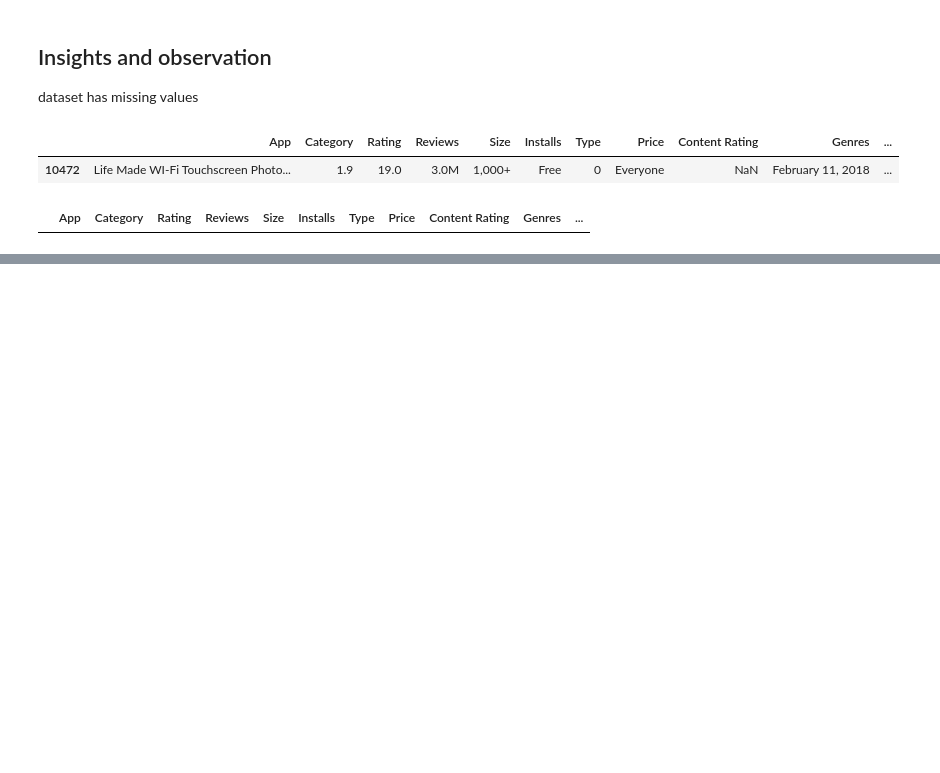
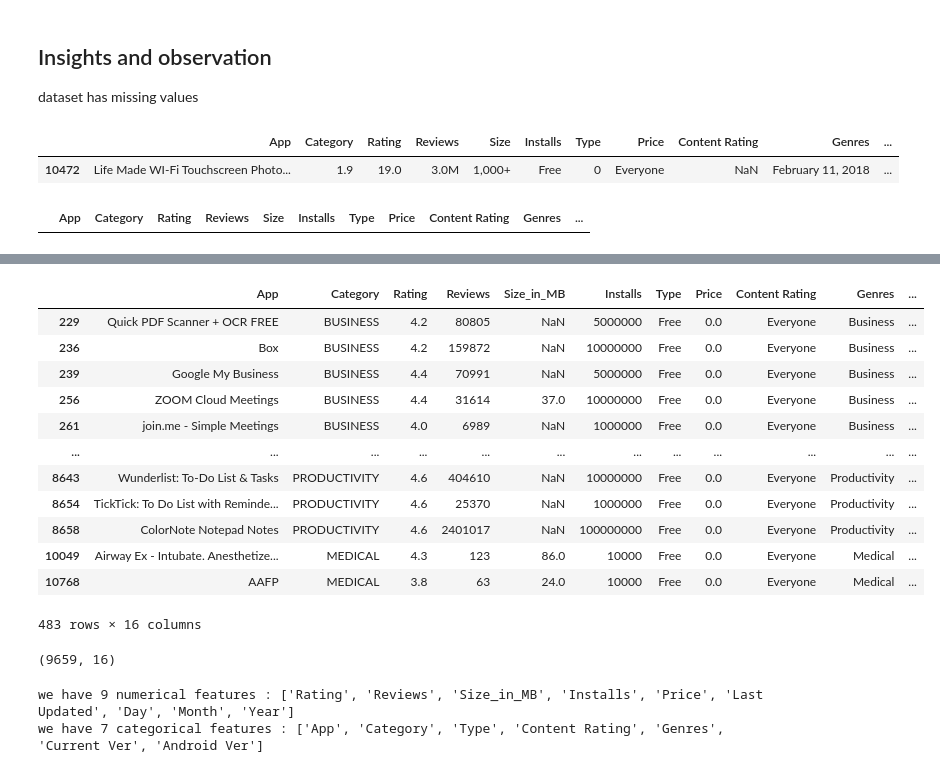
Before and after one commit to sushant5320/EDA, a Jupyter notebook: EDA_FE_GooglePlayStore_dataset/googel_play.ipynb, the cells around one changed output, grey strips where cells are left out. Cells and saved outputs as stored; diff of their text form; code cells hidden in the pictures; blank space fills up the shorter version.

Commit message:
Google_play_apps_EDA

```diff
--- a/EDA_FE_GooglePlayStore_dataset/googel_play.ipynb
+++ b/EDA_FE_GooglePlayStore_dataset/googel_play.ipynb
@@ -127,0 +138,13 @@ df_copy.head()
+# %%
+cond = [
+        df_copy['Installs'].str.contains(r'\,'),
+        df_copy['Installs'].str.contains(r'\+'),
+        df_copy['Price'].str.contains(r'\$')
+        ]
+
+choice = [
+        df_copy["Installs"].str.replace(',', ''),
+        df_copy["Installs"].str.replace('+', ''),
+        df_copy["Price"].str.replace('$', '')]
+
+df_copy[['Installs', 'Price']] = np.select(cond, choice, default=df_copy[['Installs', 'Price']])
@@ -127,0 +153,6 @@ df_copy.head()
+# %%
+symbol_cols = ['Installs', 'Price']
+df_copy[symbol_cols] = df_copy[symbol_cols].replace(r"[+$]", "", regex=True).replace(r"[,]", "", regex=True)
+# %%
+df_copy['Installs'] = df_copy['Installs'].astype('int32')
+df_copy['Price'] = df_copy['Price'].astype('float32')
@@ -127,0 +182,5 @@ df_copy.head()
+# %%
+df_copy['Last Updated'] = pd.to_datetime(df_copy['Last Updated'])
+df_copy["Day"] = df_copy['Last Updated'].dt.day.astype('int16')
+df_copy["Month"] = df_copy['Last Updated'].dt.month.astype('int16')
+df_copy["Year"] = df_copy['Last Updated'].dt.year.astype('int16')
@@ -127,0 +209,16 @@ df_copy.head()
+# %%
+df_copy[df_copy.duplicated()]
+# %% [output]
+|  | App | Category | Rating | Reviews | Size_in_MB | Installs | Type | Price | Content Rating | Genres | ... |
+| 229 | Quick PDF Scanner + OCR FREE | BUSINESS | 4.2 | 80805 | NaN | 5000000 | Free | 0.0 | Everyone | Business | ... |
+| 236 | Box | BUSINESS | 4.2 | 159872 | NaN | 10000000 | Free | 0.0 | Everyone | Business | ... |
+| 239 | Google My Business | BUSINESS | 4.4 | 70991 | NaN | 5000000 | Free | 0.0 | Everyone | Business | ... |
+| 256 | ZOOM Cloud Meetings | BUSINESS | 4.4 | 31614 | 37.0 | 10000000 | Free | 0.0 | Everyone | Business | ... |
+| 261 | join.me - Simple Meetings | BUSINESS | 4.0 | 6989 | NaN | 1000000 | Free | 0.0 | Everyone | Business | ... |
+| ... | ... | ... | ... | ... | ... | ... | ... | ... | ... | ... | ... |
+| 8643 | Wunderlist: To-Do List & Tasks | PRODUCTIVITY | 4.6 | 404610 | NaN | 10000000 | Free | 0.0 | Everyone | Productivity | ... |
+| 8654 | TickTick: To Do List with Reminde... | PRODUCTIVITY | 4.6 | 25370 | NaN | 1000000 | Free | 0.0 | Everyone | Productivity | ... |
+| 8658 | ColorNote Notepad Notes | PRODUCTIVITY | 4.6 | 2401017 | NaN | 100000000 | Free | 0.0 | Everyone | Productivity | ... |
+| 10049 | Airway Ex - Intubate. Anesthetize... | MEDICAL | 4.3 | 123 | 86.0 | 10000 | Free | 0.0 | Everyone | Medical | ... |
+| 10768 | AAFP | MEDICAL | 3.8 | 63 | 24.0 | 10000 | Free | 0.0 | Everyone | Medical | ... |
+483 rows × 16 columns
@@ -127,0 +228,4 @@ df_copy.head()
+# %%
+df_copy.shape
+# %% [output]
+(9659, 16)
@@ -127,0 +234,9 @@ df_copy.head()
+# %%
+numeric_features = [feature for feature in df_copy.columns if df_copy[feature].dtype != 'str']
+categorical_features = [feature for feature in df_copy.columns if df_copy[feature].dtype == 'str']
+
+print(f"we have {len(numeric_features)} numerical features : {numeric_features}")
+print(f"we have {len(categorical_features)} categorical features : {categorical_features}")
+# %% [output]
+we have 9 numerical features : ['Rating', 'Reviews', 'Size_in_MB', 'Installs', 'Price', 'Last Updated', 'Day', 'Month', 'Year']
+we have 7 categorical features : ['App', 'Category', 'Type', 'Content Rating', 'Genres', 'Current Ver', 'Android Ver']
```
Also changed, not shown: parts of 16 cells of this notebook, 1 other file.
